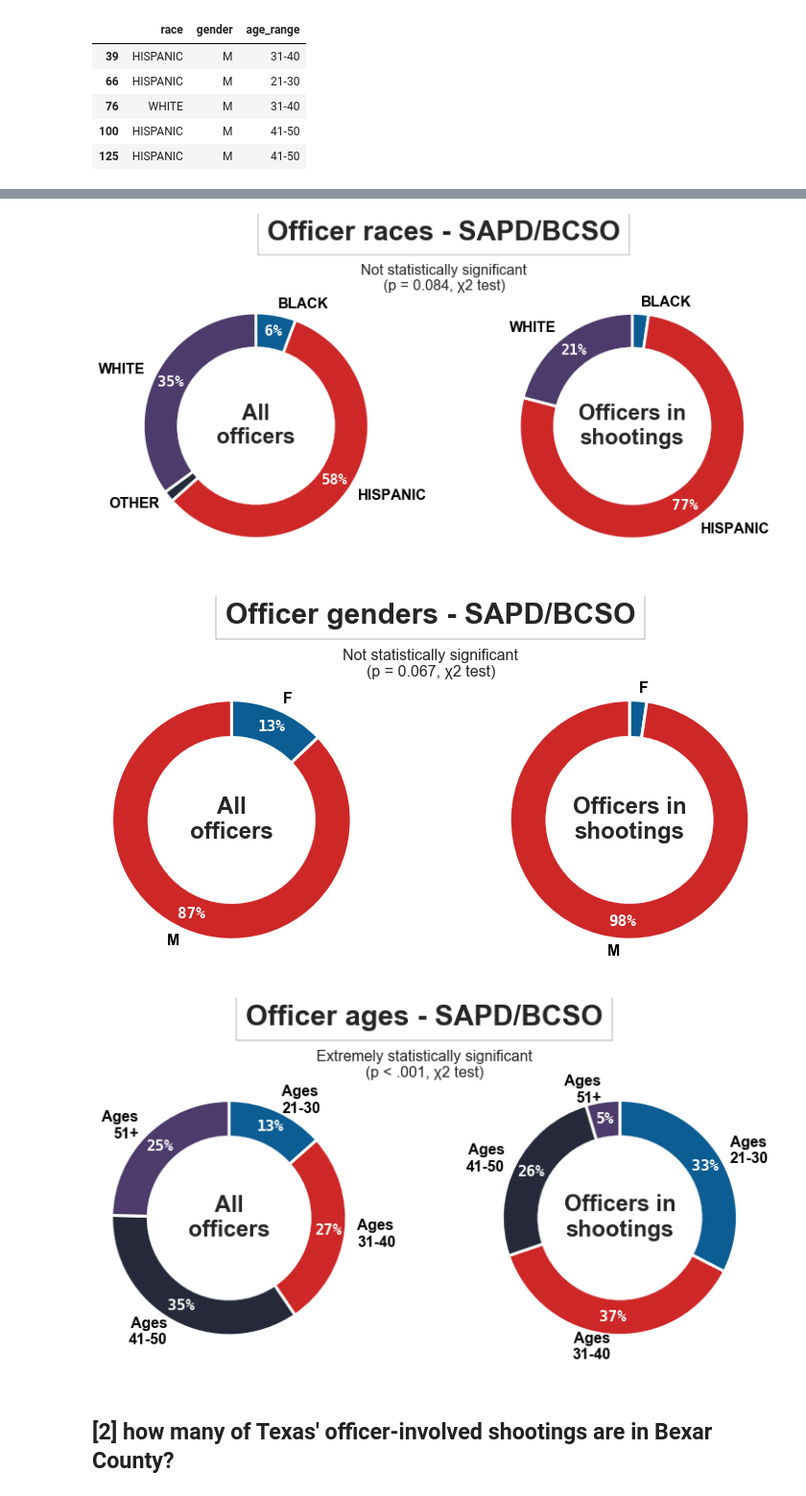
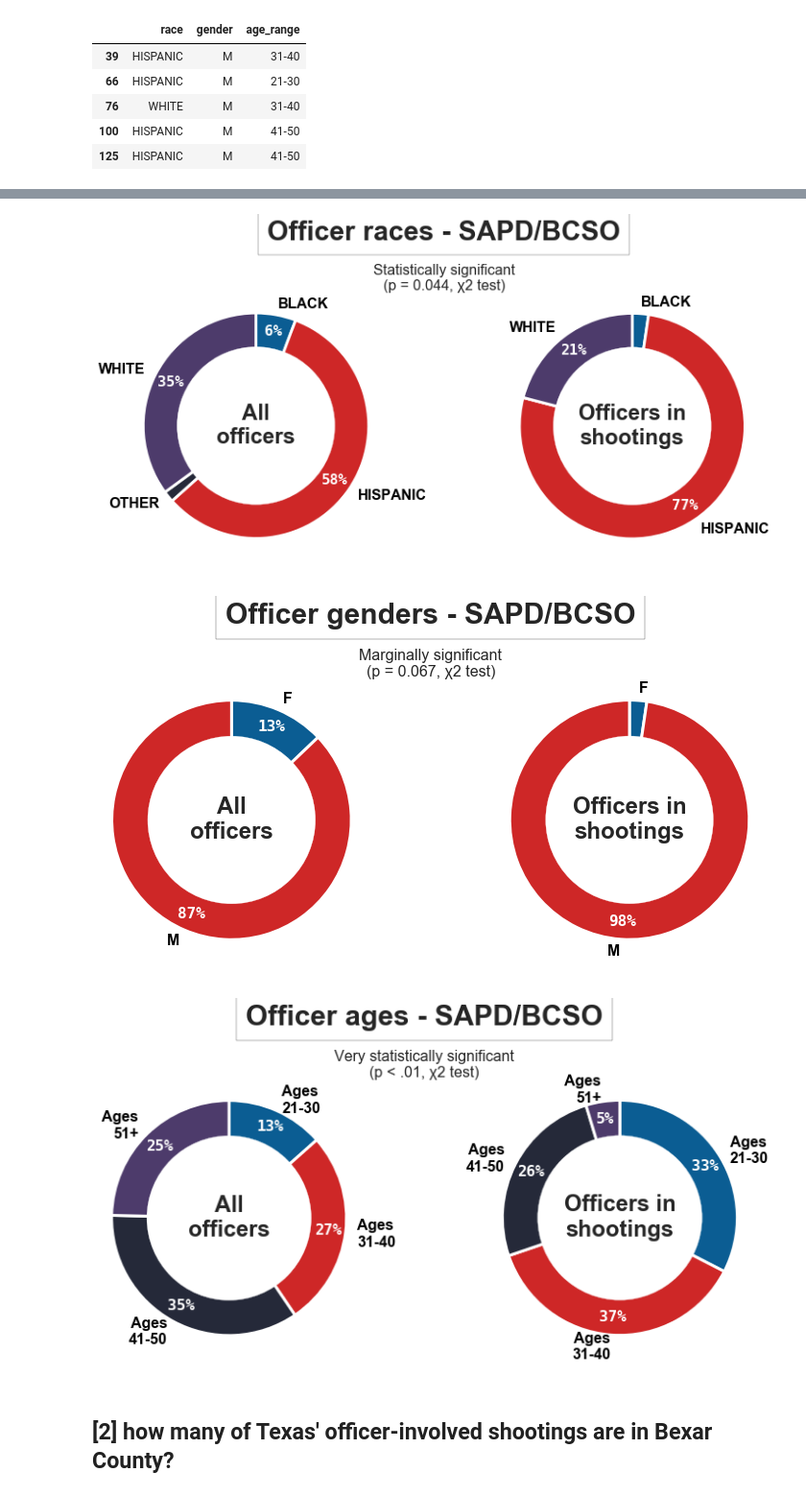
Before and after one commit to texas-justice-initiative/analysis, a Jupyter notebook: analyses/san_antonio.ipynb, the cells around one changed output, grey strips where cells are left out. Shown at 96% size. Saved outputs shown, nothing was run; the diff lists cells and outputs as text; code cells hidden in the pictures.

```diff
--- a/analyses/san_antonio.ipynb
+++ b/analyses/san_antonio.ipynb
@@ -184,10 +178,7 @@ person_cols = [
  'officer_race',
  'officer_gender',
  'agency_name',
- 'agency_report_date',
- 'agency_city',
  'agency_county',
- 'agency_zip',
 ]
 all_person_cols = []
 for sc in shot_civ.columns:
@@ -210,10 +201,10 @@ for i in range(1, n_person_cols):
 ois_officers = pd.concat(frames).dropna(subset=['agency_name']).reset_index()
 print(len(ois_officers), 'total TX officers involved in shootings')
 ois_bexar_officers = ois_officers[ois_officers['agency_name'].isin(agencies)]
-print(len(ois_bexar_officers), 'officers from Bexar SO + SAPD')
+print(len(ois_bexar_officers), 'officers from BCSO/SAPD')
 incidents = shot_civ['agency_name_1'].isin(agencies)
-for i in range(2, n_person_cols):
+for i in range(1, n_person_cols):
     incidents = incidents | shot_civ['agency_name_%d' % i].isin(agencies)
-print(sum(incidents), 'shot_civ involved at least one such officer')
+print(sum(incidents), 'unique incidents involved at least one BCSO/SAPD officer')
 # %% [output]
 740 total TX officers involved in shootings
@@ -258,6 +249,8 @@ ois_bexar_officers.head()
 # %%
 def add_significance(fig, p, **kwargs):
     sig = "Not statistically significant"
+    if p < 0.1:
+        sig = "Marginally significant"
     if p < 0.05:
         sig = "Statistically significant"
     if p < 0.01:
@@ -268,0 +286,13 @@ def add_significance(fig, p, **kwargs):
+# %%
+col = 'race'
+s1 = bexar_officers[col].value_counts().sort_index()
+s1.name = 'All officers'
+s2 = ois_bexar_officers[col].value_counts().sort_index()
+s2.name = 'Officers in shootings'
+df = pd.DataFrame([s2, s1]).T.fillna(0)
+df = df[df['Officers in shootings'] > 5]
+chi, p = stats.chi2_contingency(df.values)[:2]
+print(p)
+# c1, p2 = stats.chisquare(df['All officers'], df['Officers in shootings'])
+# print(p2)
+df
@@ -273,13 +308,21 @@ for col in ['race', 'gender', 'age_range']:
     s2 = ois_bexar_officers[col].value_counts().sort_index()
     s2.name = 'Officers in shootings'
     df = pd.DataFrame([s1, s2]).T.fillna(0)
+    print()
+    print(col)
+    print(df)
+    print()
 
     title_col = col
     if col == 'age_range':
         df.index = ['Ages\n%s' % i for i in df.index]
         title_col = 'age'
 
-    chi, p = stats.chi2_contingency(df.values)[:2]
+    filtered = df[df['Officers in shootings'] > 5]
+    if len(filtered) < 2:
+        filtered = df
+
+    chi, p = stats.chi2_contingency(filtered.values)[:2]
 
     fig, ax = pie_plot(df, donut=True, title='Officer %ss - SAPD/BCSO' % title_col, startangle=90)
     add_significance(fig, p, chi=True)
@@ -290,7 +347,7 @@ Saving plot to ../plots/san_antonio_officer_gender.png
 Saving plot to ../plots/san_antonio_officer_age.png
-[figure, old version]
+[figure, new version]
-[figure, old version]
+[figure, new version]
-[figure, old version]
+[figure, new version]
 # %% [markdown]
 ## [2] how many of Texas' officer-involved shootings are in Bexar County?
 # %%
```
Also changed, not shown: parts of 12 cells of this notebook, 4 other files.
